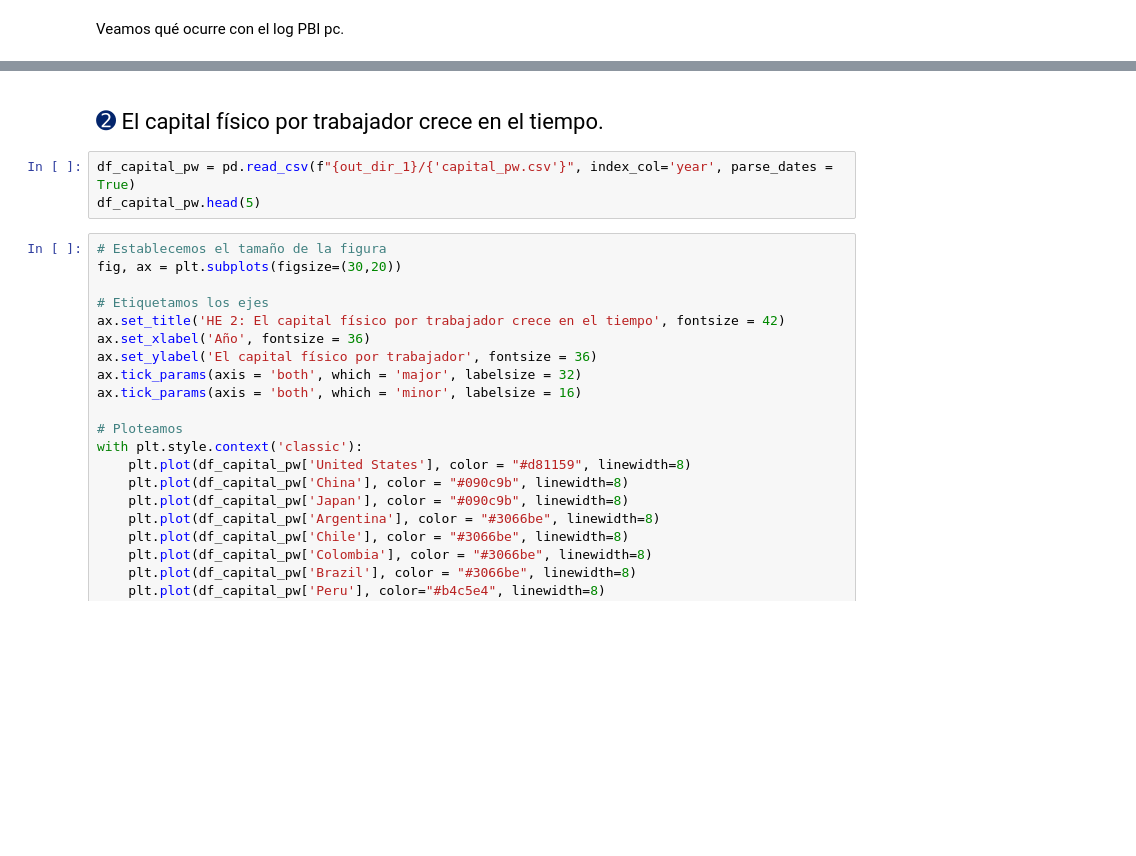
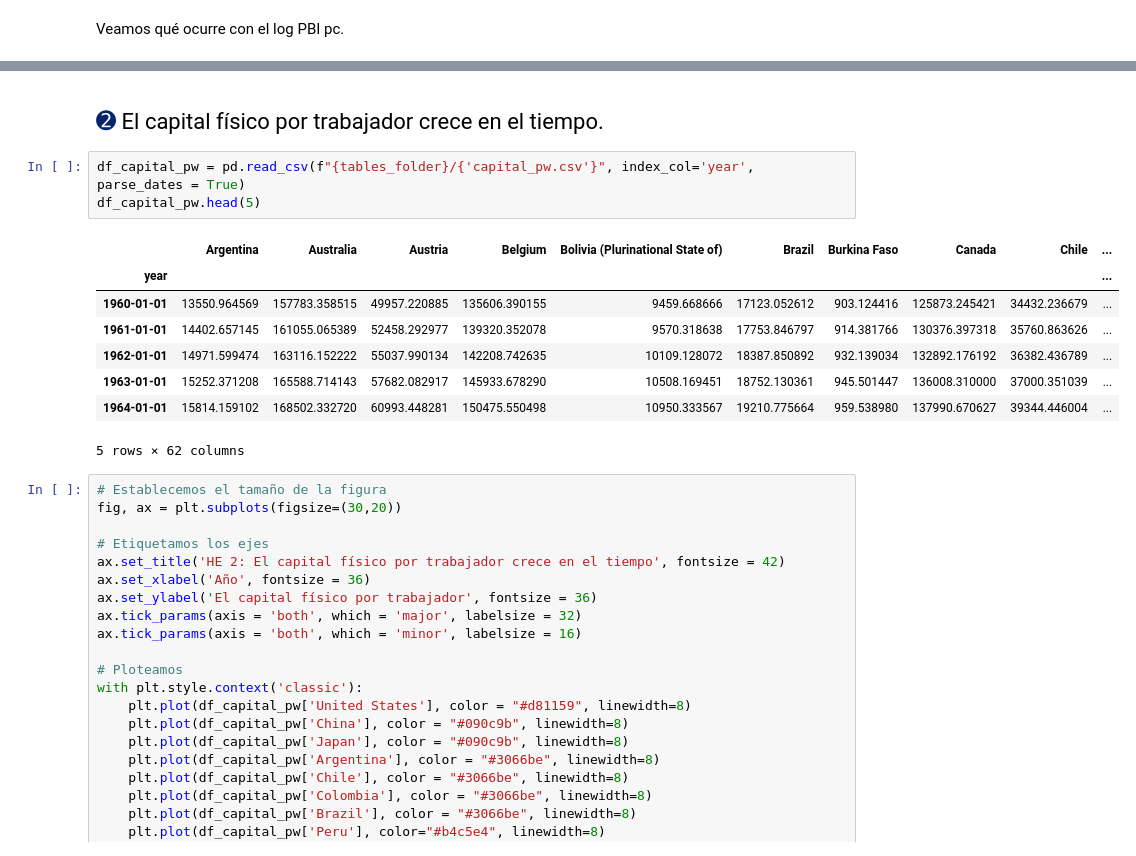
Before and after one commit to JasonCruz18/up_macroeconomic_3, a Jupyter notebook: Python/pd_1/economic_growth_he.ipynb, the cells around one changed output, grey strips where cells are left out. Drawn from its saved outputs; the diff is of its cells as text; blank space fills up the shorter version.

```diff
--- a/Python/pd_1/economic_growth_he.ipynb
+++ b/Python/pd_1/economic_growth_he.ipynb
@@ -605,15 +627,24 @@ with plt.style.context('classic'):
-# %% [markdown]
-<div id="he-2">
-   <!-- Contenido de la celda de destino -->
-</div>
-# %% [markdown]
-<div style="text-align: left; font-family: 'PT Serif Pro Book'; font-size:22px">
-    <span style="font-size: 24px; color: #03256c">&#10123;</span> <span>El capital físico por trabajador crece en el tiempo.
-</span>
-  </div>
+# %% [markdown]
+<div id="he-2">
+   <!-- Contenido de la celda de destino -->
+</div>
+# %% [markdown]
+<div style="text-align: left; font-family: 'PT Serif Pro Book'; font-size:22px">
+    <span style="font-size: 24px; color: #03256c">&#10123;</span> <span>El capital físico por trabajador crece en el tiempo.
+</span>
+  </div>
 # %%
-df_capital_pw = pd.read_csv(f"{out_dir_1}/{'capital_pw.csv'}", index_col='year', parse_dates = True)
+df_capital_pw = pd.read_csv(f"{tables_folder}/{'capital_pw.csv'}", index_col='year', parse_dates = True)
 df_capital_pw.head(5)
+# %% [output]
+|  | Argentina | Australia | Austria | Belgium | Bolivia (Plurinational State of) | Brazil | Burkina Faso | Canada | Chile | ... |
+| year |  |  |  |  |  |  |  |  |  | ... |
+| 1960-01-01 | 13550.964569 | 157783.358515 | 49957.220885 | 135606.390155 | 9459.668666 | 17123.052612 | 903.124416 | 125873.245421 | 34432.236679 | ... |
+| 1961-01-01 | 14402.657145 | 161055.065389 | 52458.292977 | 139320.352078 | 9570.318638 | 17753.846797 | 914.381766 | 130376.397318 | 35760.863626 | ... |
+| 1962-01-01 | 14971.599474 | 163116.152222 | 55037.990134 | 142208.742635 | 10109.128072 | 18387.850892 | 932.139034 | 132892.176192 | 36382.436789 | ... |
+| 1963-01-01 | 15252.371208 | 165588.714143 | 57682.082917 | 145933.678290 | 10508.169451 | 18752.130361 | 945.501447 | 136008.310000 | 37000.351039 | ... |
+| 1964-01-01 | 15814.159102 | 168502.332720 | 60993.448281 | 150475.550498 | 10950.333567 | 19210.775664 | 959.538980 | 137990.670627 | 39344.446004 | ... |
+5 rows × 62 columns
 # %%
 # Establecemos el tamaño de la figura
 fig, ax = plt.subplots(figsize=(30,20))
```
Also changed, not shown: parts of 105 cells of this notebook, 14 other files.
